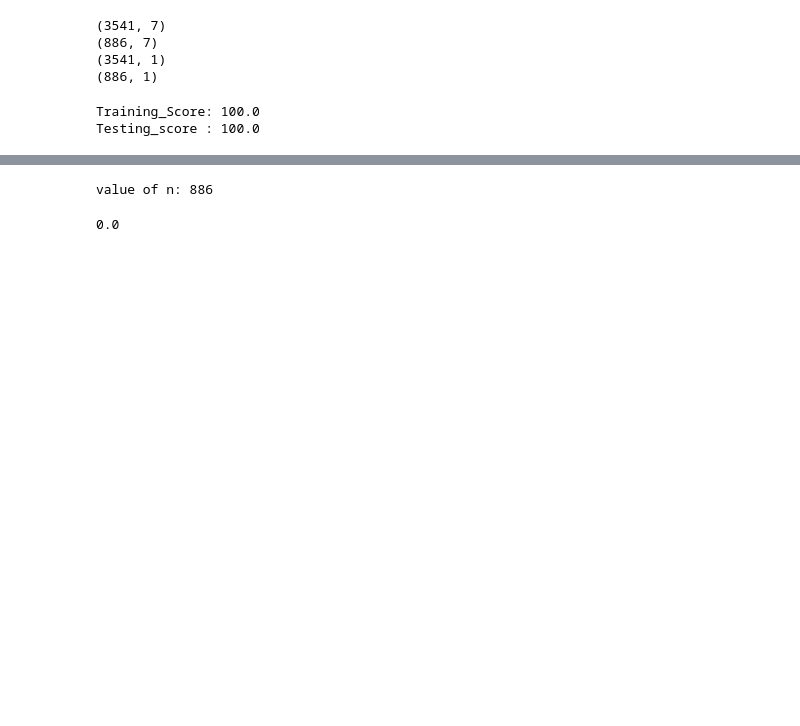
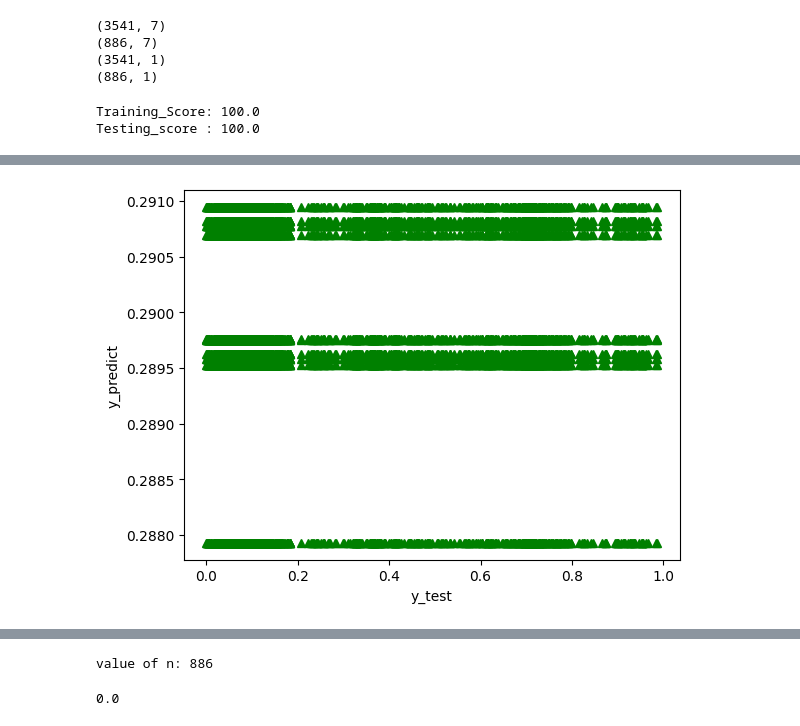
Before and after one commit to MonicaaY/B.Intern, a Jupyter notebook: Task_2_Stock_Prediction.ipynb, the cells around one changed output, grey strips where cells are left out. Drawn from its saved outputs; the diff is of its cells as text; code cells hidden in the pictures; blank space fills up the shorter version.

```diff
--- a/Task_2_Stock_Prediction.ipynb
+++ b/Task_2_Stock_Prediction.ipynb
@@ -409,0 +246,3 @@ Testing_score : 100.0
+# %%
+# using LSTM model
+y_predict = model.predict(X_test)
@@ -409,0 +268,6 @@ Testing_score : 100.0
+# %%
+plt.plot(y_test, y_predict, '^', color = 'g')
+plt.xlabel('y_test')
+plt.ylabel('y_predict');
+# %% [output]
+[figure, added]
```
Also changed, not shown: parts of 19 cells of this notebook.
